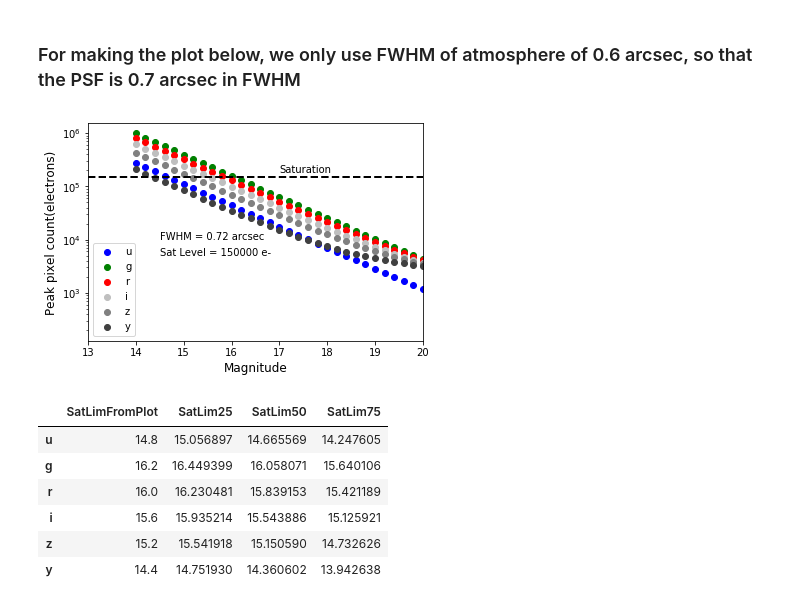
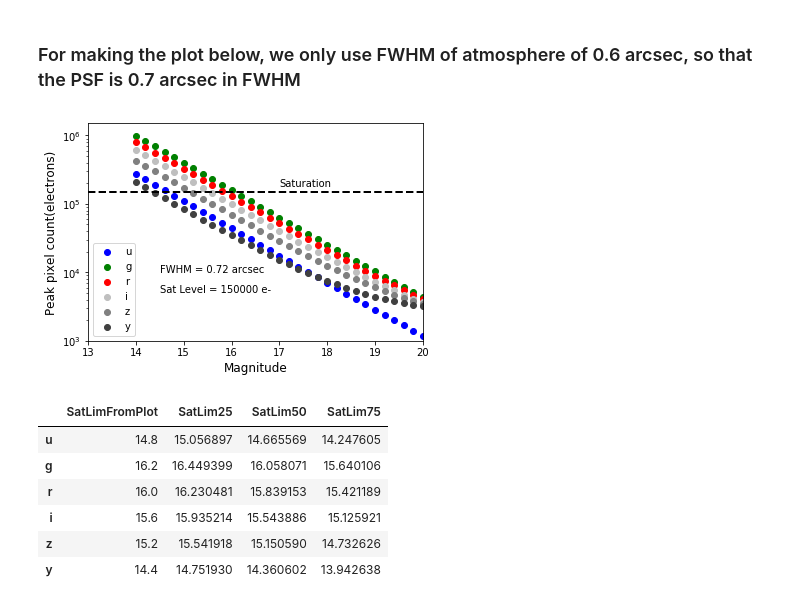
Before and after one commit to bxin/scratchBook, a Jupyter notebook: saturation_limit/saturation_limit.ipynb, the cells around one changed output. Cells and saved outputs as stored; diff of their text form; code cells hidden in the pictures.

Commit message:
improve saturation ylim

```diff
--- a/saturation_limit/saturation_limit.ipynb
+++ b/saturation_limit/saturation_limit.ipynb
@@ -119,31 +119,32 @@ d1 = pd.DataFrame(index=filterlist, columns=['SatLimFromPlot'], dtype='float')
 # %%
 for i,f in enumerate(filterlist):
     mags = []
     npeaks = []
     flatsource = Sed()
     flatsource.setFlatSED(wavelen_min=system[f].wavelen_min, wavelen_max=system[f].wavelen_max,
                               wavelen_step=system[f].wavelen_step)
     adu = flatsource.calcADU(system[f], photParams=photParams_std)
     adu0 = adu*pRatio #a m=0 start produces this adu0 in the center pixel
     for m in range(31):
         mag = 14.0 + 0.2 * m
         mags.append(mag)
         npeak = adu0*10**(-mag/2.5)+m5.skyCounts.loc[f]+bias_offset_subtract
         npeaks.append(npeak)
     plt.scatter(mags, npeaks, label=f, color=colors[i])
     d1.SatLimFromPlot.loc[f] = mags[np.argmax(np.array(npeaks)<full_well)]
 plt.plot([13.0,20.0],[full_well, full_well], ls = '--', lw = 2, color='black')
 plt.text(17.0, full_well*1.20, "Saturation", color = 'black')
 plt.text(14.5, 10000, "FWHM = %.2f arcsec"%(np.sqrt(fwhms['50']**2+0.4**2)), color = 'black')
 plt.text(14.5, 5000, "Sat Level = %d e-"%full_well, color = 'black')
 plt.legend()
 plt.yscale('log')
 plt.xlim(13.0,20.0)
+plt.ylim(1e3, 1.5e6)
 plt.xlabel('Magnitude', fontsize=12)
 plt.ylabel('Peak pixel count(electrons)', fontsize=12)
 plt.savefig('Peak_count_by_band_13Dec19.pdf')
 # %% [output]
-[figure, old version]
+[figure, new version]
 # %%
 d1.join(d)
 # %% [output]
```
Also changed, not shown: 1 other file.
